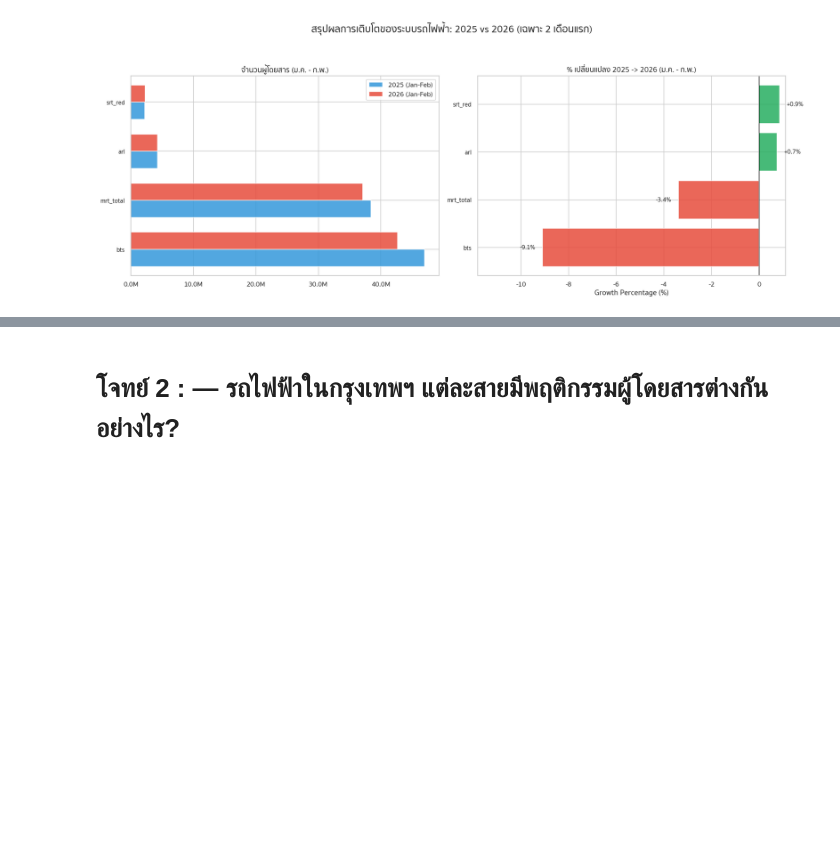
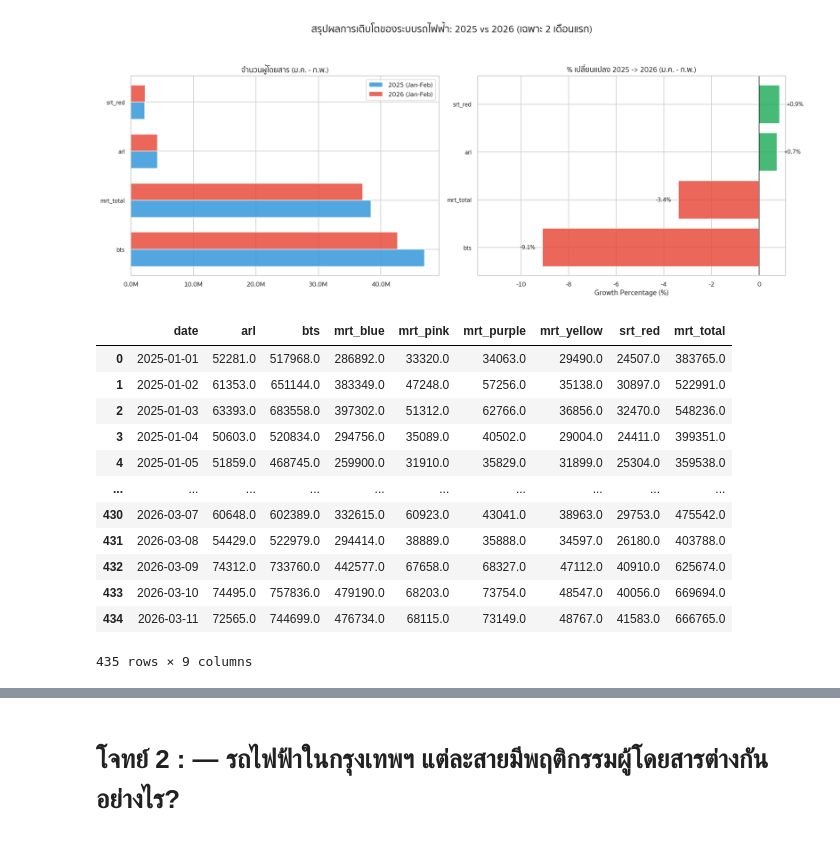
Before and after one commit to Theerat22/superAI, a Jupyter notebook: mini-hack1/transport.ipynb, the cells around one changed output, grey strips where cells are left out. Saved outputs shown, nothing was run; the diff lists cells and outputs as text; code cells hidden in the pictures; blank space fills up the shorter version.

```diff
--- a/mini-hack1/transport.ipynb
+++ b/mini-hack1/transport.ipynb
@@ -443,4 +443,20 @@ plt.tight_layout()
 plt.show()
 # %% [output]
 [figure]
+# %%
+df_first
+# %% [output]
+|  | date | arl | bts | mrt_blue | mrt_pink | mrt_purple | mrt_yellow | srt_red | mrt_total |
+| 0 | 2025-01-01 | 52281.0 | 517968.0 | 286892.0 | 33320.0 | 34063.0 | 29490.0 | 24507.0 | 383765.0 |
+| 1 | 2025-01-02 | 61353.0 | 651144.0 | 383349.0 | 47248.0 | 57256.0 | 35138.0 | 30897.0 | 522991.0 |
+| 2 | 2025-01-03 | 63393.0 | 683558.0 | 397302.0 | 51312.0 | 62766.0 | 36856.0 | 32470.0 | 548236.0 |
+| 3 | 2025-01-04 | 50603.0 | 520834.0 | 294756.0 | 35089.0 | 40502.0 | 29004.0 | 24411.0 | 399351.0 |
+| 4 | 2025-01-05 | 51859.0 | 468745.0 | 259900.0 | 31910.0 | 35829.0 | 31899.0 | 25304.0 | 359538.0 |
+| ... | ... | ... | ... | ... | ... | ... | ... | ... | ... |
+| 430 | 2026-03-07 | 60648.0 | 602389.0 | 332615.0 | 60923.0 | 43041.0 | 38963.0 | 29753.0 | 475542.0 |
+| 431 | 2026-03-08 | 54429.0 | 522979.0 | 294414.0 | 38889.0 | 35888.0 | 34597.0 | 26180.0 | 403788.0 |
+| 432 | 2026-03-09 | 74312.0 | 733760.0 | 442577.0 | 67658.0 | 68327.0 | 47112.0 | 40910.0 | 625674.0 |
+| 433 | 2026-03-10 | 74495.0 | 757836.0 | 479190.0 | 68203.0 | 73754.0 | 48547.0 | 40056.0 | 669694.0 |
+| 434 | 2026-03-11 | 72565.0 | 744699.0 | 476734.0 | 68115.0 | 73149.0 | 48767.0 | 41583.0 | 666765.0 |
+435 rows × 9 columns
 # %%
```
Also changed, not shown: parts of 3 cells of this notebook.
